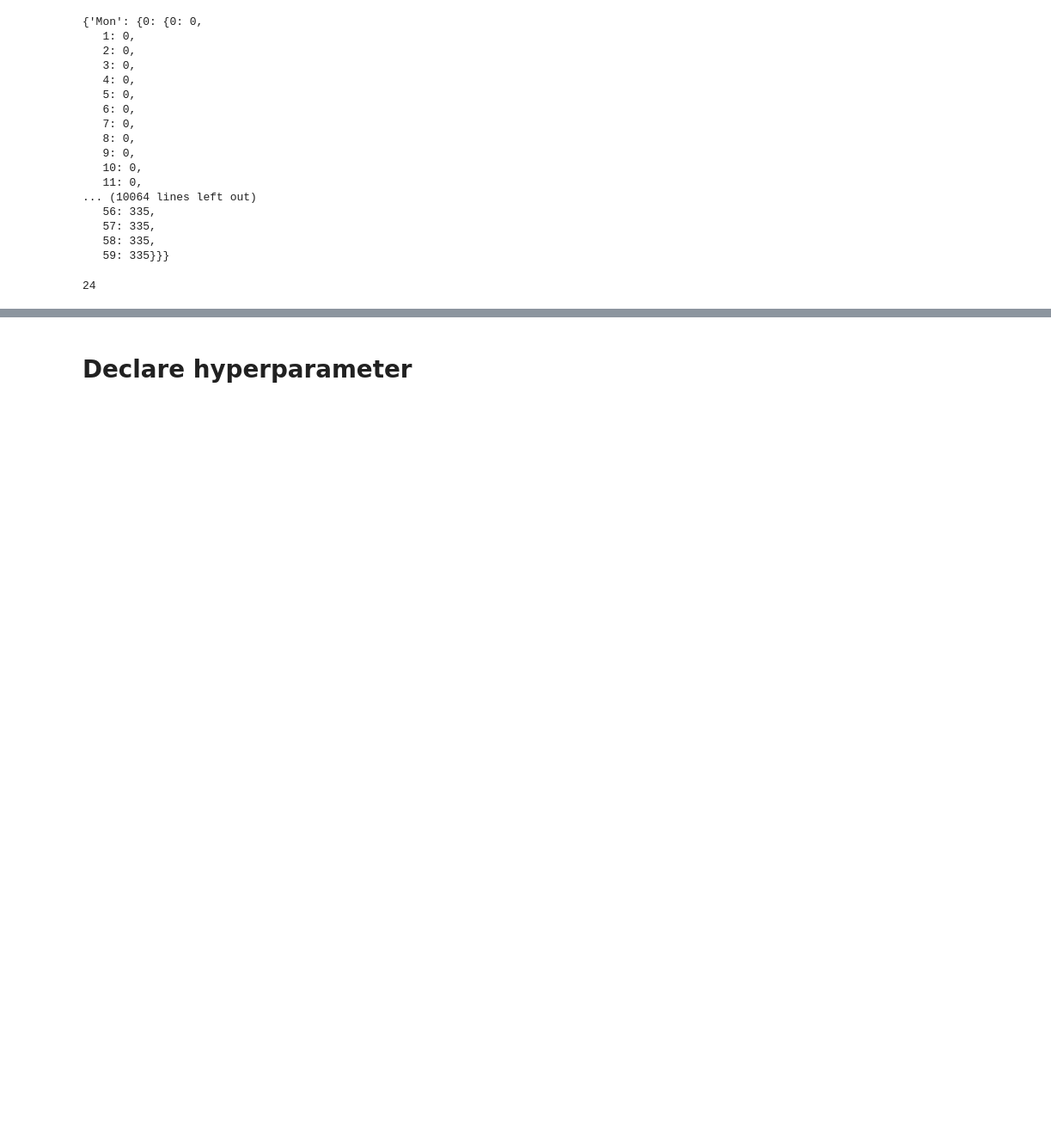
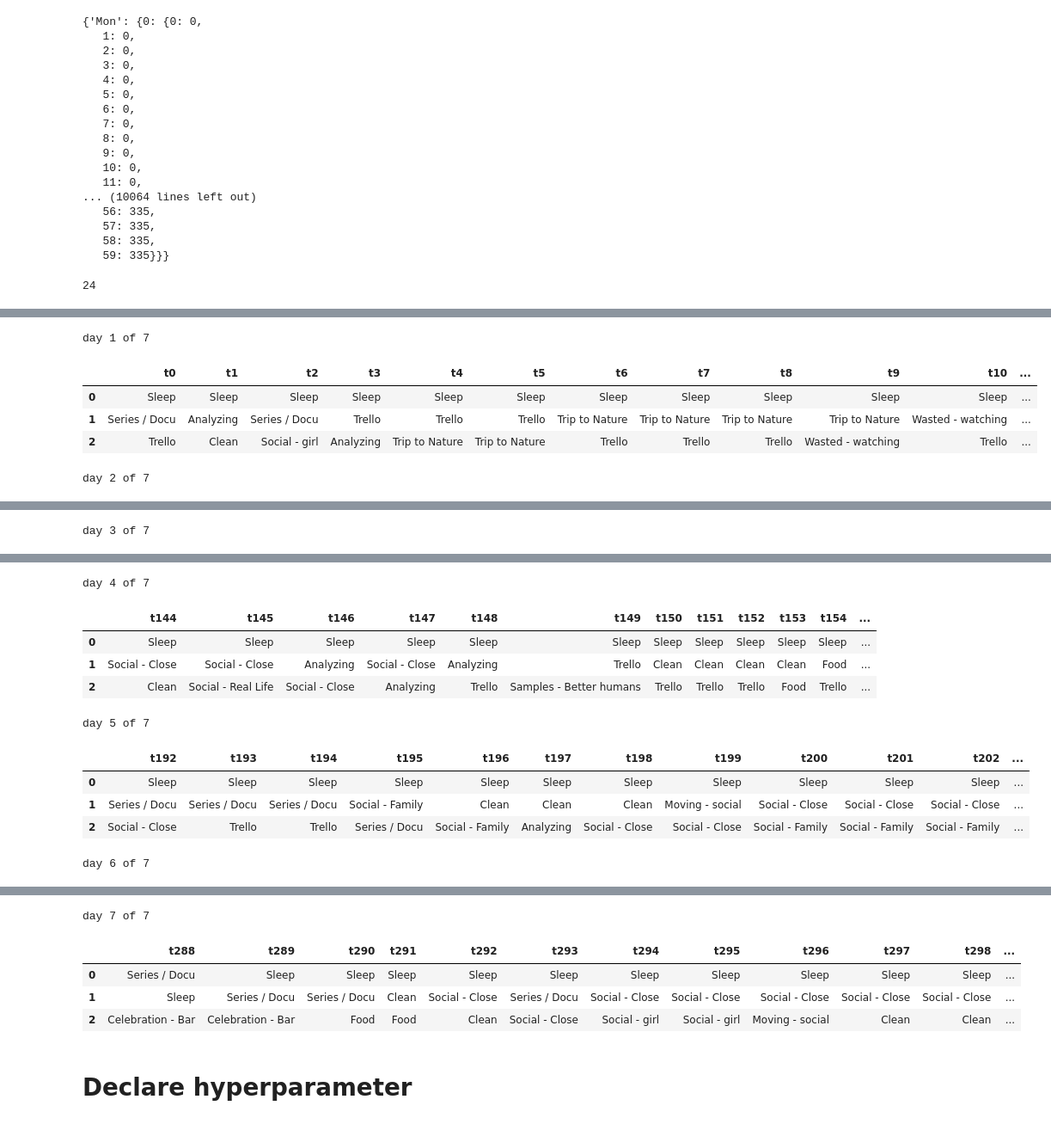
Before and after one commit to FollowJack/machine-learning-masterclass, a Jupyter notebook: project_10_activity_analysis/05_model__time_slot_recommendation.ipynb, the cells around one changed output, grey strips where cells are left out. Shown at 86% size. Drawn from its saved outputs; the diff is of its cells as text; code cells hidden in the pictures; blank space fills up the shorter version.

Commit message:
Display favorites for every day

```diff
--- a/project_10_activity_analysis/05_model__time_slot_recommendation.ipynb
+++ b/project_10_activity_analysis/05_model__time_slot_recommendation.ipynb
@@ -6,6 +6,9 @@
 # dependencies
 import numpy as np
 import pandas as pd
+pd.set_option('display.max_columns', 300)
+from IPython.display import display
+
 from matplotlib import pyplot as plt
 %matplotlib inline
 
@@ -186,7 +189,8 @@ def get_time_slot_by_date(date):
     return mapping[day][hour][minute]
 # %%
 date = 'Mon Oct 22 12:00:00 GMT+02:00 2018'
-time_slotget_time_slot_by_date(date)
+time_slot = get_time_slot_by_date(date)
+time_slot
 # %% [output]
 24
 # %%
@@ -222,0 +207,3 @@ time_preferences_table
+# %%
+time_slots = [get_activities_by_timeslot('t{0}'.format(x))['activity_name'] for x in range(336)]
+time_slots
@@ -222,0 +228,17 @@ time_preferences_table
+# %%
+most_favorites = pd.DataFrame()
+day_n = 1
+for x in range(336):
+    most_favorites['t{0}'.format(x)] = time_slots[x].values
+    if (x+1) % 48 == 0:
+        print('day {0} of 7'.format(day_n))
+        day_n += 1
+        display(most_favorites)
+        most_favorites = pd.DataFrame()
+# %% [output]
+day 1 of 7
+|  | t0 | t1 | t2 | t3 | t4 | t5 | t6 | t7 | t8 | t9 | t10 | ... |
+| 0 | Sleep | Sleep | Sleep | Sleep | Sleep | Sleep | Sleep | Sleep | Sleep | Sleep | Sleep | ... |
+| 1 | Series / Docu | Analyzing | Series / Docu | Trello | Trello | Trello | Trip to Nature | Trip to Nature | Trip to Nature | Trip to Nature | Wasted - watching | ... |
+| 2 | Trello | Clean | Social - girl | Analyzing | Trip to Nature | Trip to Nature | Trello | Trello | Trello | Wasted - watching | Trello | ... |
+day 2 of 7
@@ -222,0 +249 @@ time_preferences_table
+day 3 of 7
@@ -222,0 +254,11 @@ time_preferences_table
+day 4 of 7
+|  | t144 | t145 | t146 | t147 | t148 | t149 | t150 | t151 | t152 | t153 | t154 | ... |
+| 0 | Sleep | Sleep | Sleep | Sleep | Sleep | Sleep | Sleep | Sleep | Sleep | Sleep | Sleep | ... |
+| 1 | Social - Close | Social - Close | Analyzing | Social - Close | Analyzing | Trello | Clean | Clean | Clean | Clean | Food | ... |
+| 2 | Clean | Social - Real Life | Social - Close | Analyzing | Trello | Samples - Better humans | Trello | Trello | Trello | Food | Trello | ... |
+day 5 of 7
+|  | t192 | t193 | t194 | t195 | t196 | t197 | t198 | t199 | t200 | t201 | t202 | ... |
+| 0 | Sleep | Sleep | Sleep | Sleep | Sleep | Sleep | Sleep | Sleep | Sleep | Sleep | Sleep | ... |
+| 1 | Series / Docu | Series / Docu | Series / Docu | Social - Family | Clean | Clean | Clean | Moving - social | Social - Close | Social - Close | Social - Close | ... |
+| 2 | Social - Close | Trello | Trello | Series / Docu | Social - Family | Analyzing | Social - Close | Social - Close | Social - Family | Social - Family | Social - Family | ... |
+day 6 of 7
@@ -223,3 +269,8 @@ time_preferences_table
+day 7 of 7
+|  | t288 | t289 | t290 | t291 | t292 | t293 | t294 | t295 | t296 | t297 | t298 | ... |
+| 0 | Series / Docu | Sleep | Sleep | Sleep | Sleep | Sleep | Sleep | Sleep | Sleep | Sleep | Sleep | ... |
+| 1 | Sleep | Series / Docu | Series / Docu | Clean | Social - Close | Series / Docu | Social - Close | Social - Close | Social - Close | Social - Close | Social - Close | ... |
+| 2 | Celebration - Bar | Celebration - Bar | Food | Food | Clean | Social - Close | Social - girl | Social - girl | Moving - social | Clean | Clean | ... |
 # %% [markdown]
 # Declare hyperparameter
 # %% [markdown]
```
Also changed, not shown: parts of 8 cells of this notebook.
